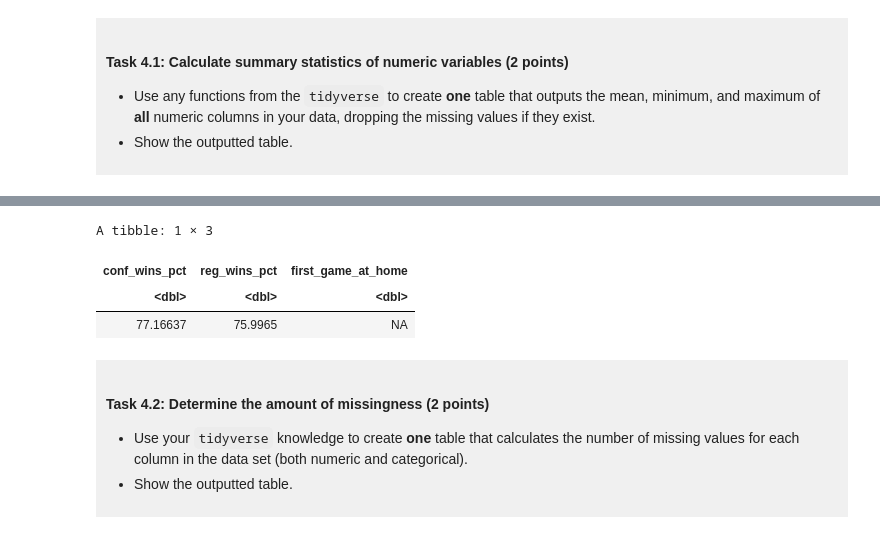
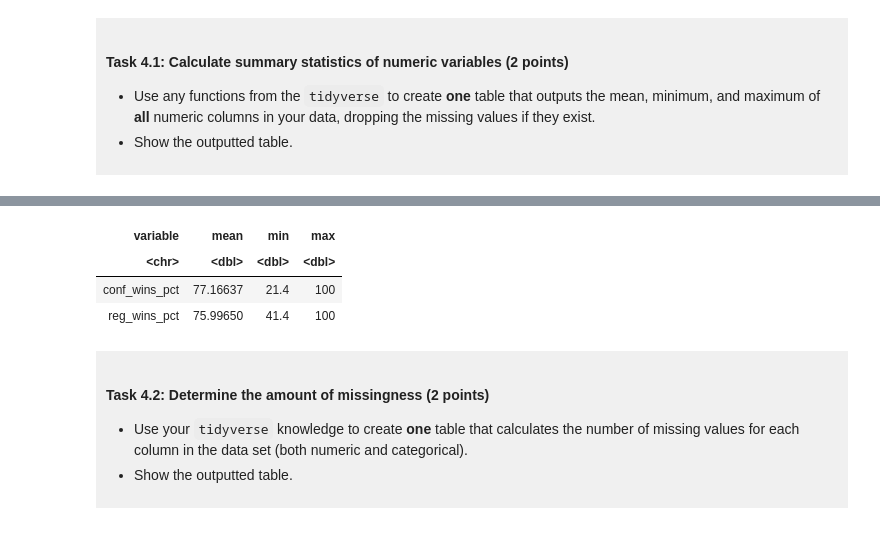
Before and after one commit to wangxiao20061221-a11y/dsci-100-project-template-2026, a Jupyter notebook: dsci-100-project-notebook.ipynb, the cells around one changed output, grey strips where cells are left out. Drawn from its saved outputs; the diff is of its cells as text; code cells hidden in the pictures.

```diff
--- a/dsci-100-project-notebook.ipynb
+++ b/dsci-100-project-notebook.ipynb
@@ -252,6 +262,12 @@ In this section, you will explore the data and summarize some relationships. </d
 
 </div>
 # %%
-basketball_mean <- map_df(woman_basketball_selected, mean, na.rm = TRUE)
-basketball_mean #
+summary_table <- woman_basketball_selected |>
+  pivot_longer(
+    cols = conf_wins_pct:reg_wins_pct,
+    names_to = "variable",
+    values_to = "value") |>
+group_by(variable) |>
+summarize(mean = mean(value, na.rm = TRUE), min = min(value, na.rm = TRUE), max = max(value, na.rm = TRUE))
+summary_table
 # %% [output]
@@ -260,7 +275,7 @@ Warning message in mean.default(.x[[i]], ...):
-A tibble: 1 × 3
-| conf_wins_pct | reg_wins_pct | first_game_at_home |
-| <dbl> | <dbl> | <dbl> |
-| 77.16637 | 75.9965 | NA |
+| variable | mean | min | max |
+| <chr> | <dbl> | <dbl> | <dbl> |
+| conf_wins_pct | 77.16637 | 21.4 | 100 |
+| reg_wins_pct | 75.99650 | 41.4 | 100 |
 # %% [markdown]
 <div style="background-color: #f0f0f0; padding: 10px;">
 
```
Also changed, not shown: parts of 3 cells of this notebook.
